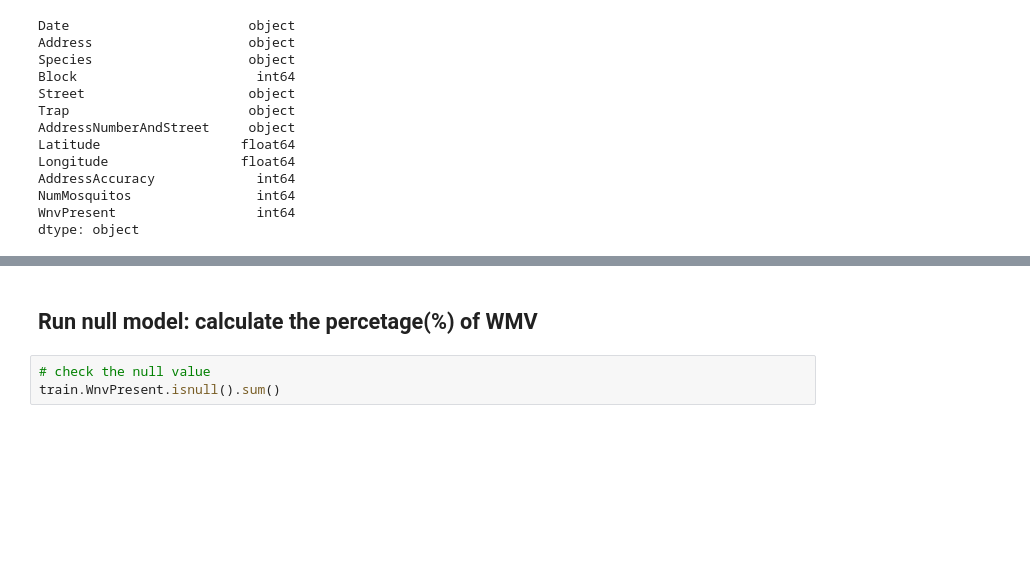
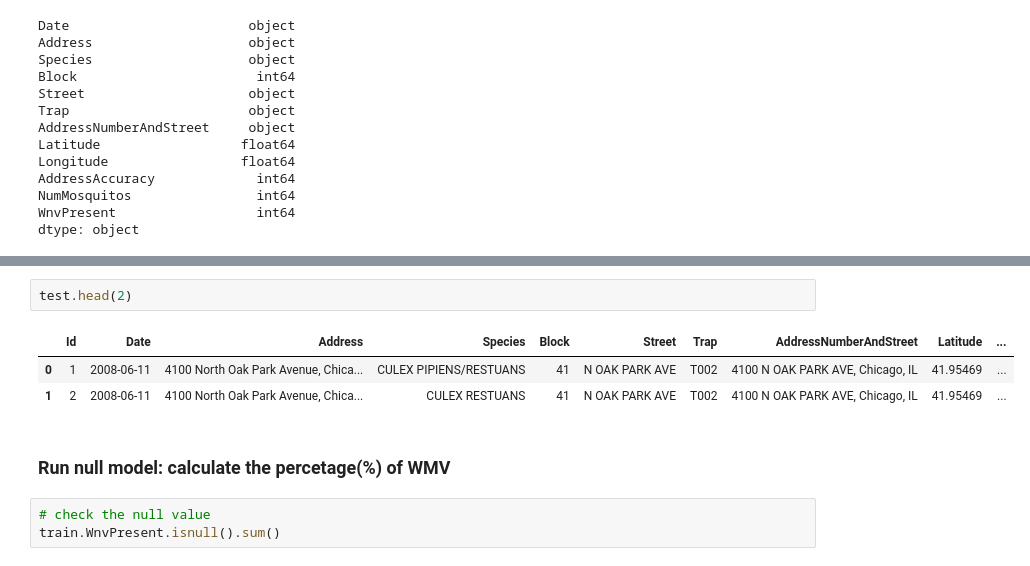
Before and after one commit to sososummer88/Kaggle-West-Nile-Virus-Project, a Jupyter notebook: Mosquito.ipynb, the cells around one changed output, grey strips where cells are left out. Saved outputs shown, nothing was run; the diff lists cells and outputs as text; blank space fills up the shorter version.

```diff
--- a/Mosquito.ipynb
+++ b/Mosquito.ipynb
@@ -65,5 +72,11 @@ dtype: object
+# %%
+test.head(2)
+# %% [output]
+|  | Id | Date | Address | Species | Block | Street | Trap | AddressNumberAndStreet | Latitude | ... |
+| 0 | 1 | 2008-06-11 | 4100 North Oak Park Avenue, Chica... | CULEX PIPIENS/RESTUANS | 41 | N OAK PARK AVE | T002 | 4100 N OAK PARK AVE, Chicago, IL | 41.95469 | ... |
+| 1 | 2 | 2008-06-11 | 4100 North Oak Park Avenue, Chica... | CULEX RESTUANS | 41 | N OAK PARK AVE | T002 | 4100 N OAK PARK AVE, Chicago, IL | 41.95469 | ... |
 # %% [markdown]
-## Run null model: calculate the percetage(%) of WMV
+### Run null model: calculate the percetage(%) of WMV
 # %%
 # check the null value
 train.WnvPresent.isnull().sum()
```
Also changed, not shown: parts of 22 cells of this notebook.
